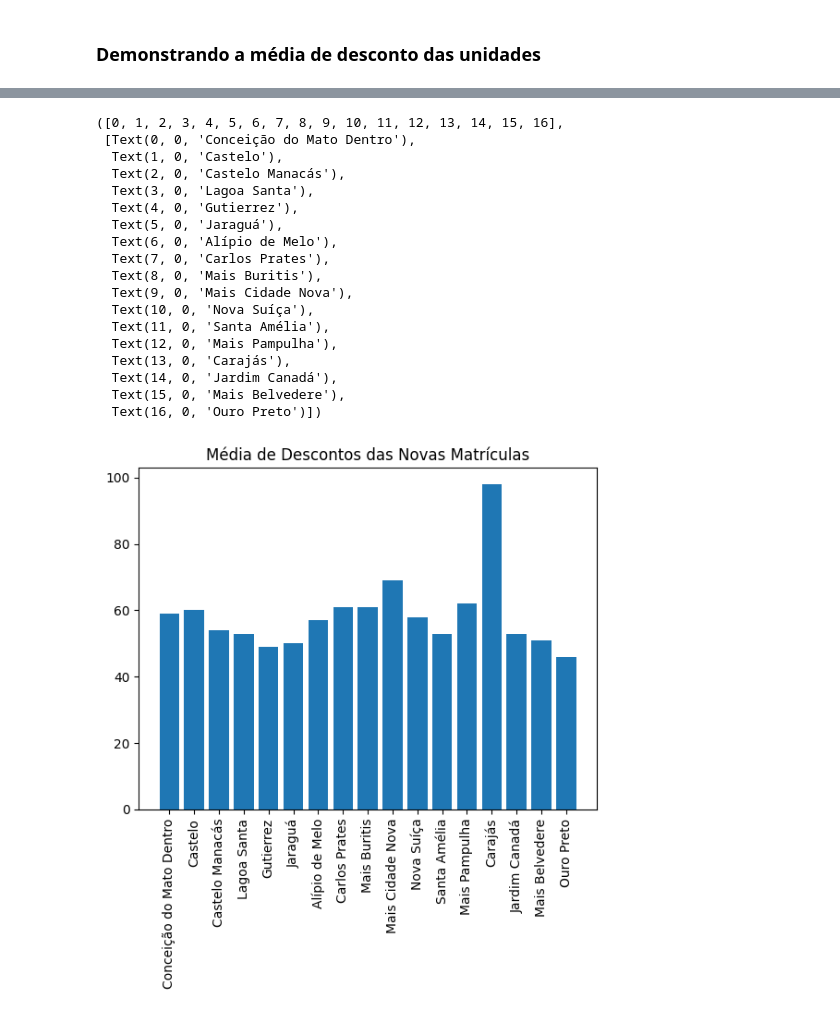
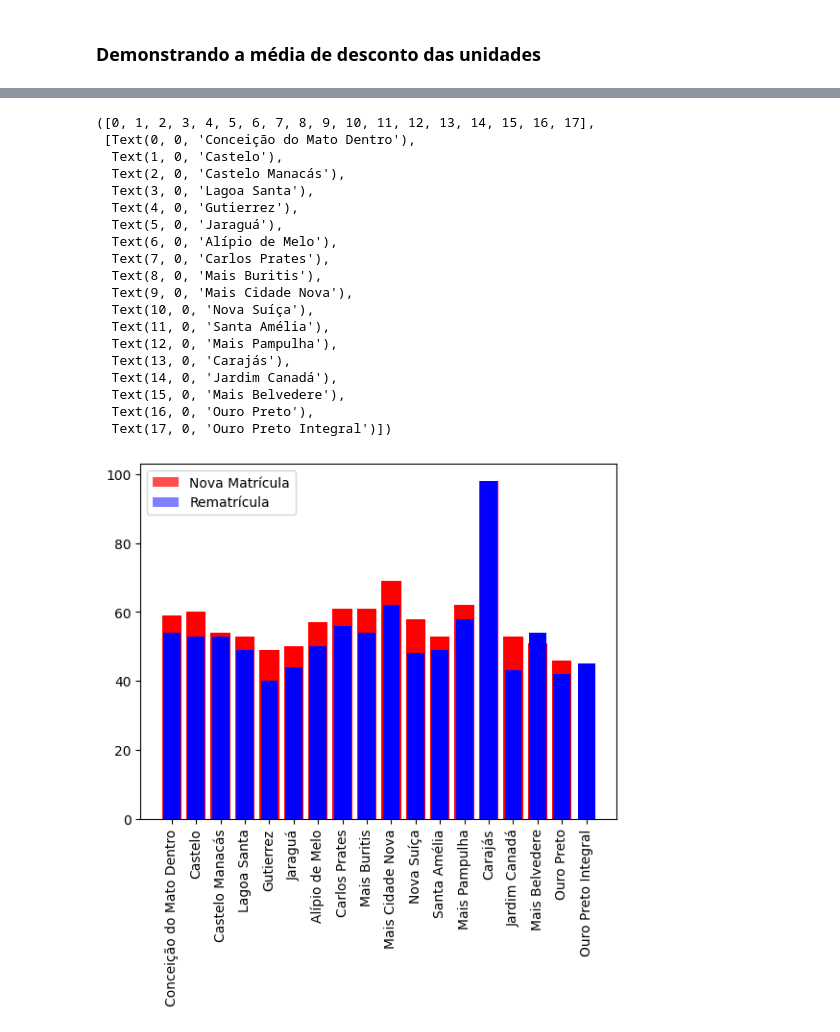
Before and after one commit to ThalesMelo1/Coleguium-Entrevista, a Jupyter notebook: Code/Análise_3.ipynb, the cells around one changed output, grey strips where cells are left out. Saved outputs shown, nothing was run; the diff lists cells and outputs as text; code cells hidden in the pictures.

Commit message:
Plot médias

```diff
--- a/Code/Análise_3.ipynb
+++ b/Code/Análise_3.ipynb
@@ -203,25 +63,3 @@ médiaNovaMatrícula
 # %%
 plot1 = novaMatrícula.merge(médiaNovaMatrícula, on = 'Unidade', how = 'left')
-plt.bar(plot1['Unidade'], plot1['média'])
-plt.title('Média de Descontos das Novas Matrículas')
-plt.xticks(rotation=90)
+plot2 = rematrícula.merge(médiaRematrícula, on = 'Unidade', how = 'left')
-# %% [output]
-([0, 1, 2, 3, 4, 5, 6, 7, 8, 9, 10, 11, 12, 13, 14, 15, 16],
- [Text(0, 0, 'Conceição do Mato Dentro'),
-  Text(1, 0, 'Castelo'),
-  Text(2, 0, 'Castelo Manacás'),
-  Text(3, 0, 'Lagoa Santa'),
-  Text(4, 0, 'Gutierrez'),
-  Text(5, 0, 'Jaraguá'),
-  Text(6, 0, 'Alípio de Melo'),
-  Text(7, 0, 'Carlos Prates'),
-  Text(8, 0, 'Mais Buritis'),
-  Text(9, 0, 'Mais Cidade Nova'),
-  Text(10, 0, 'Nova Suíça'),
-  Text(11, 0, 'Santa Amélia'),
-  Text(12, 0, 'Mais Pampulha'),
-  Text(13, 0, 'Carajás'),
-  Text(14, 0, 'Jardim Canadá'),
-  Text(15, 0, 'Mais Belvedere'),
-  Text(16, 0, 'Ouro Preto')])
-[figure, removed]
@@ -227,0 +70,28 @@ plt.xticks(rotation=90)
+# %%
+plt.bar(plot1['Unidade'], plot1['média'], color='red', alpha=0.7, label='Nova Matrícula', width=0.8)
+
+plt.bar(plot2['Unidade'], plot2['média'], color='blue', alpha=0.5, label='Rematrícula', width=0.7)
+
+plt.legend()
+plt.xticks(rotation=90)
+# %% [output]
+([0, 1, 2, 3, 4, 5, 6, 7, 8, 9, 10, 11, 12, 13, 14, 15, 16, 17],
+ [Text(0, 0, 'Conceição do Mato Dentro'),
+  Text(1, 0, 'Castelo'),
+  Text(2, 0, 'Castelo Manacás'),
+  Text(3, 0, 'Lagoa Santa'),
+  Text(4, 0, 'Gutierrez'),
+  Text(5, 0, 'Jaraguá'),
+  Text(6, 0, 'Alípio de Melo'),
+  Text(7, 0, 'Carlos Prates'),
+  Text(8, 0, 'Mais Buritis'),
+  Text(9, 0, 'Mais Cidade Nova'),
+  Text(10, 0, 'Nova Suíça'),
+  Text(11, 0, 'Santa Amélia'),
+  Text(12, 0, 'Mais Pampulha'),
+  Text(13, 0, 'Carajás'),
+  Text(14, 0, 'Jardim Canadá'),
+  Text(15, 0, 'Mais Belvedere'),
+  Text(16, 0, 'Ouro Preto'),
+  Text(17, 0, 'Ouro Preto Integral')])
+[figure, added]
```
Also changed, not shown: parts of 9 cells of this notebook.
